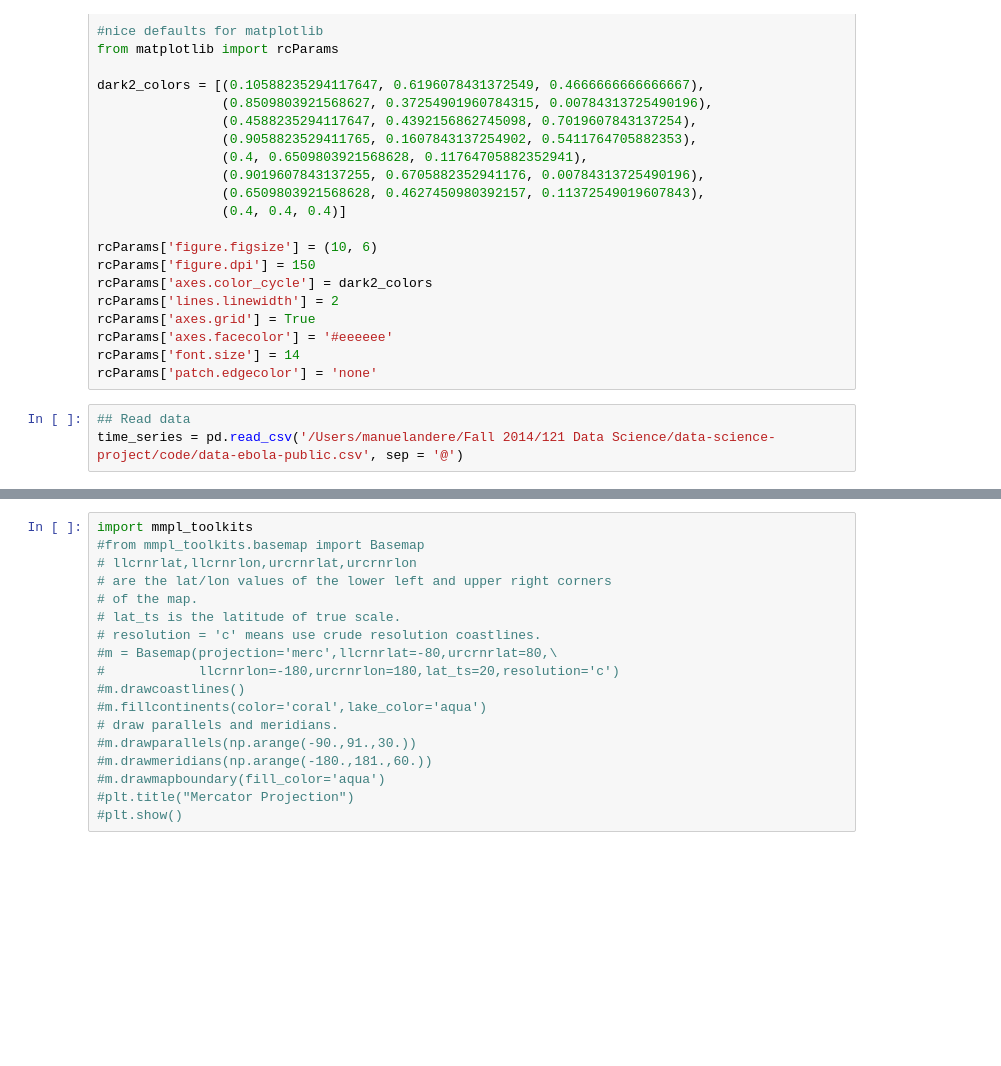
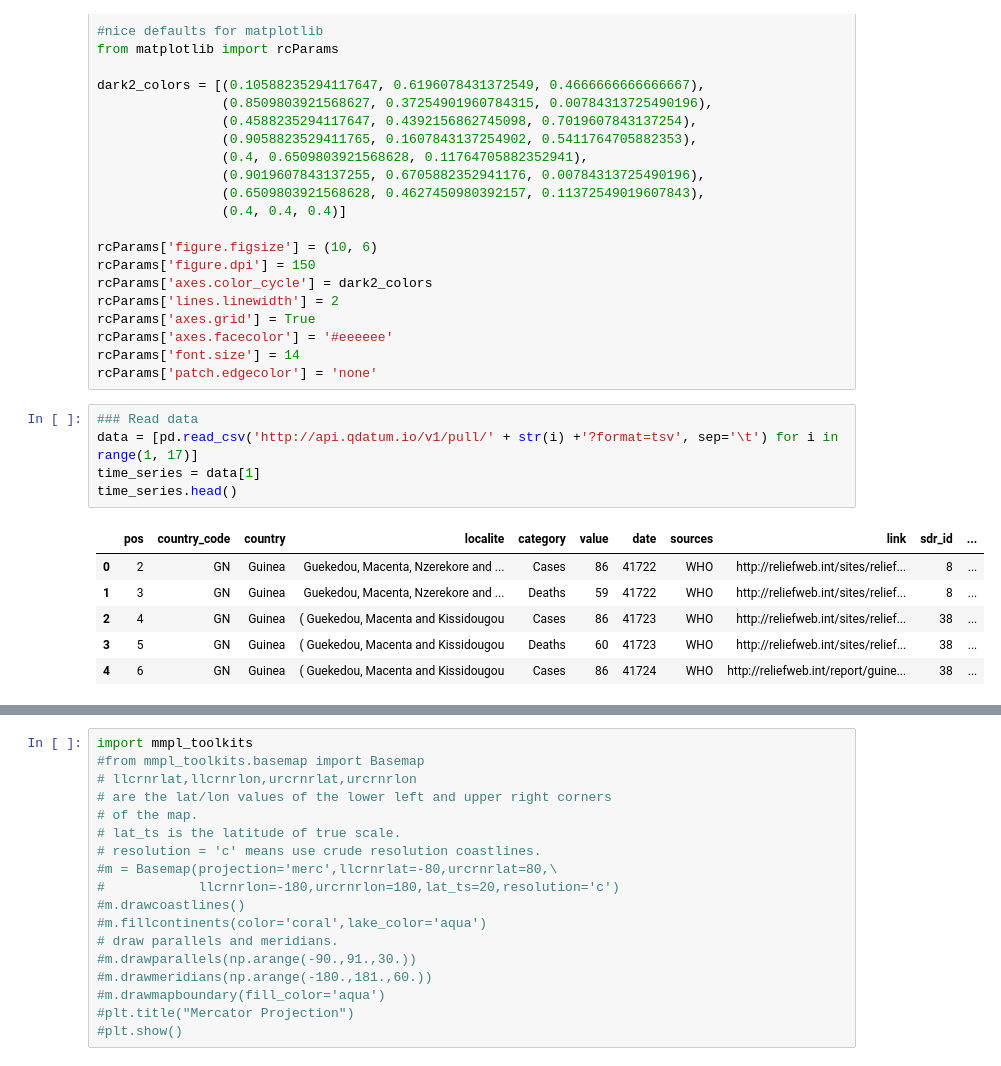
Before and after one commit to gsabran/data-science-project, a Jupyter notebook: code/Exploring_timeseries.ipynb, the cells around one changed output, grey strips where cells are left out. Saved outputs shown, nothing was run; the diff lists cells and outputs as text; blank space fills up the shorter version.

```diff
--- a/code/Exploring_timeseries.ipynb
+++ b/code/Exploring_timeseries.ipynb
@@ -24,6 +24,15 @@ rcParams['axes.grid'] = True
 rcParams['axes.facecolor'] = '#eeeeee'
 rcParams['font.size'] = 14
 rcParams['patch.edgecolor'] = 'none'
-# %%
-## Read data
-time_series = pd.read_csv('/Users/manuelandere/Fall 2014/121 Data Science/data-science-project/code/data-ebola-public.csv', sep = '@')
+# %%
+### Read data
+data = [pd.read_csv('http://api.qdatum.io/v1/pull/' + str(i) +'?format=tsv', sep='\t') for i in range(1, 17)]
+time_series = data[1]
+time_series.head()
+# %% [output]
+|  | pos | country_code | country | localite | category | value | date | sources | link | sdr_id | ... |
+| 0 | 2 | GN | Guinea | Guekedou, Macenta, Nzerekore and ... | Cases | 86 | 41722 | WHO | http://reliefweb.int/sites/relief... | 8 | ... |
+| 1 | 3 | GN | Guinea | Guekedou, Macenta, Nzerekore and ... | Deaths | 59 | 41722 | WHO | http://reliefweb.int/sites/relief... | 8 | ... |
+| 2 | 4 | GN | Guinea | ( Guekedou, Macenta and Kissidougou | Cases | 86 | 41723 | WHO | http://reliefweb.int/sites/relief... | 38 | ... |
+| 3 | 5 | GN | Guinea | ( Guekedou, Macenta and Kissidougou | Deaths | 60 | 41723 | WHO | http://reliefweb.int/sites/relief... | 38 | ... |
+| 4 | 6 | GN | Guinea | ( Guekedou, Macenta and Kissidougou | Cases | 86 | 41724 | WHO | http://reliefweb.int/report/guine... | 38 | ... |
```
Also changed, not shown: parts of 5 cells of this notebook.
